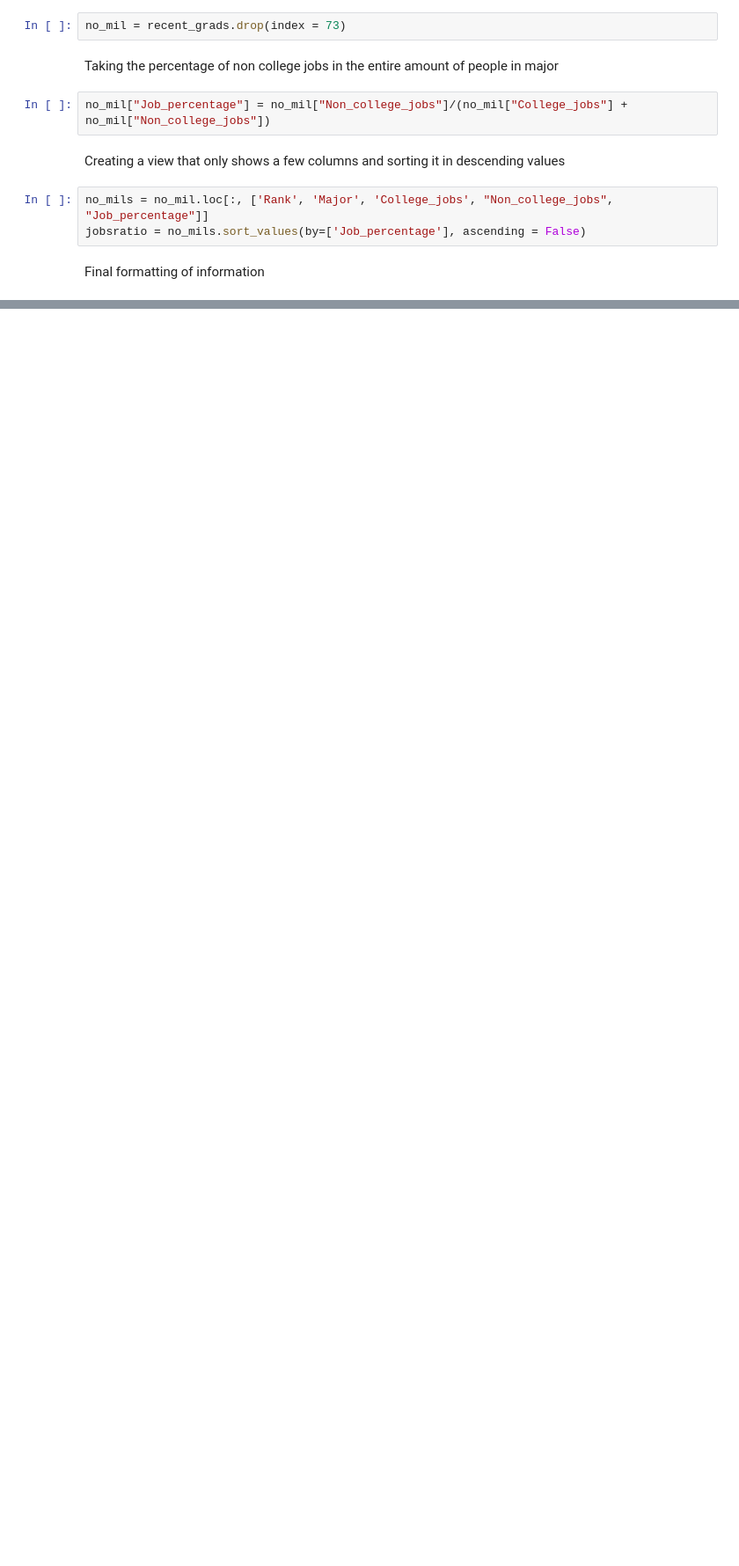
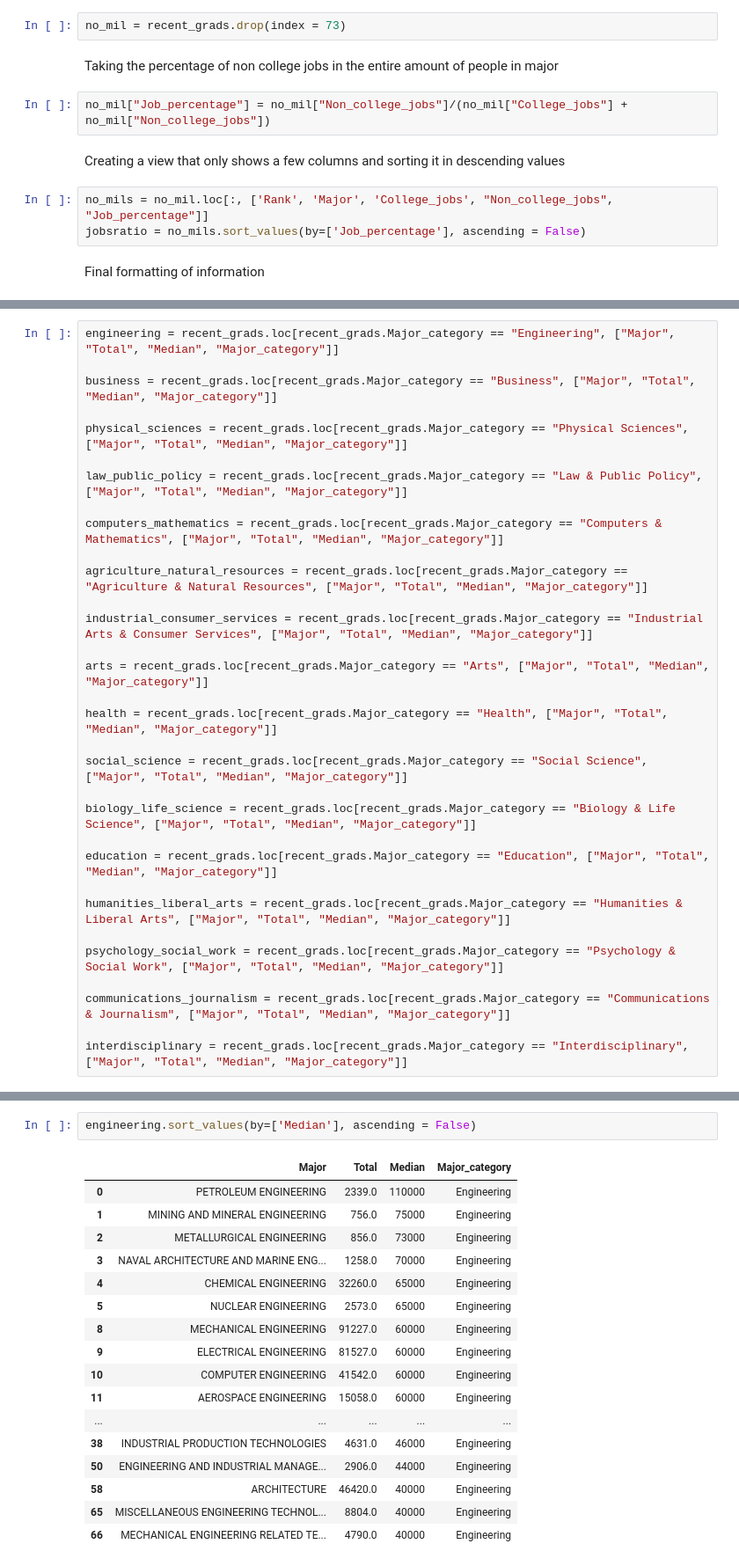
Before and after one commit to sbraverman24/data-science-2022F, a Jupyter notebook: unit2/Project/project2.ipynb, the cells around one changed output, grey strips where cells are left out. Shown: that part at 88% size. Saved outputs shown, nothing was run; the diff lists cells and outputs as text; blank space fills up the shorter version.

```diff
--- a/unit2/Project/project2.ipynb
+++ b/unit2/Project/project2.ipynb
@@ -270,0 +285,32 @@ The Major GEOLOGICAL AND GEOPHYSICAL ENGINEERING has a percentage of people who
+# %%
+engineering = recent_grads.loc[recent_grads.Major_category == "Engineering", ["Major", "Total", "Median", "Major_category"]]
+
+business = recent_grads.loc[recent_grads.Major_category == "Business", ["Major", "Total", "Median", "Major_category"]]
+
+physical_sciences = recent_grads.loc[recent_grads.Major_category == "Physical Sciences", ["Major", "Total", "Median", "Major_category"]]
+
+law_public_policy = recent_grads.loc[recent_grads.Major_category == "Law & Public Policy", ["Major", "Total", "Median", "Major_category"]]
+
+computers_mathematics = recent_grads.loc[recent_grads.Major_category == "Computers & Mathematics", ["Major", "Total", "Median", "Major_category"]]
+
+agriculture_natural_resources = recent_grads.loc[recent_grads.Major_category == "Agriculture & Natural Resources", ["Major", "Total", "Median", "Major_category"]]
+
+industrial_consumer_services = recent_grads.loc[recent_grads.Major_category == "Industrial Arts & Consumer Services", ["Major", "Total", "Median", "Major_category"]]
+
+arts = recent_grads.loc[recent_grads.Major_category == "Arts", ["Major", "Total", "Median", "Major_category"]]
+
+health = recent_grads.loc[recent_grads.Major_category == "Health", ["Major", "Total", "Median", "Major_category"]]
+
+social_science = recent_grads.loc[recent_grads.Major_category == "Social Science", ["Major", "Total", "Median", "Major_category"]]
+
+biology_life_science = recent_grads.loc[recent_grads.Major_category == "Biology & Life Science", ["Major", "Total", "Median", "Major_category"]]
+
+education = recent_grads.loc[recent_grads.Major_category == "Education", ["Major", "Total", "Median", "Major_category"]]
+
+humanities_liberal_arts = recent_grads.loc[recent_grads.Major_category == "Humanities & Liberal Arts", ["Major", "Total", "Median", "Major_category"]]
+
+psychology_social_work = recent_grads.loc[recent_grads.Major_category == "Psychology & Social Work", ["Major", "Total", "Median", "Major_category"]]
+
+communications_journalism = recent_grads.loc[recent_grads.Major_category == "Communications & Journalism", ["Major", "Total", "Median", "Major_category"]]
+
+interdisciplinary = recent_grads.loc[recent_grads.Major_category == "Interdisciplinary", ["Major", "Total", "Median", "Major_category"]]
@@ -270,0 +321,20 @@ The Major GEOLOGICAL AND GEOPHYSICAL ENGINEERING has a percentage of people who
+# %%
+engineering.sort_values(by=['Median'], ascending = False)
+# %% [output]
+|  | Major | Total | Median | Major_category |
+| 0 | PETROLEUM ENGINEERING | 2339.0 | 110000 | Engineering |
+| 1 | MINING AND MINERAL ENGINEERING | 756.0 | 75000 | Engineering |
+| 2 | METALLURGICAL ENGINEERING | 856.0 | 73000 | Engineering |
+| 3 | NAVAL ARCHITECTURE AND MARINE ENG... | 1258.0 | 70000 | Engineering |
+| 4 | CHEMICAL ENGINEERING | 32260.0 | 65000 | Engineering |
+| 5 | NUCLEAR ENGINEERING | 2573.0 | 65000 | Engineering |
+| 8 | MECHANICAL ENGINEERING | 91227.0 | 60000 | Engineering |
+| 9 | ELECTRICAL ENGINEERING | 81527.0 | 60000 | Engineering |
+| 10 | COMPUTER ENGINEERING | 41542.0 | 60000 | Engineering |
+| 11 | AEROSPACE ENGINEERING | 15058.0 | 60000 | Engineering |
+| ... | ... | ... | ... | ... |
+| 38 | INDUSTRIAL PRODUCTION TECHNOLOGIES | 4631.0 | 46000 | Engineering |
+| 50 | ENGINEERING AND INDUSTRIAL MANAGE... | 2906.0 | 44000 | Engineering |
+| 58 | ARCHITECTURE | 46420.0 | 40000 | Engineering |
+| 65 | MISCELLANEOUS ENGINEERING TECHNOL... | 8804.0 | 40000 | Engineering |
+| 66 | MECHANICAL ENGINEERING RELATED TE... | 4790.0 | 40000 | Engineering |
```
Also changed, not shown: parts of 42 cells of this notebook.
